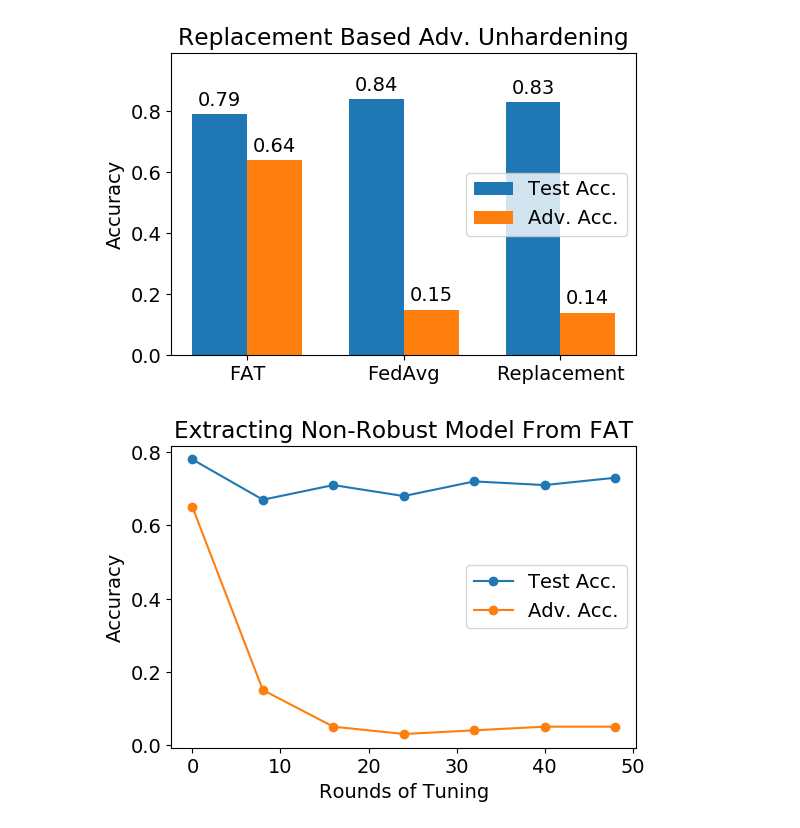
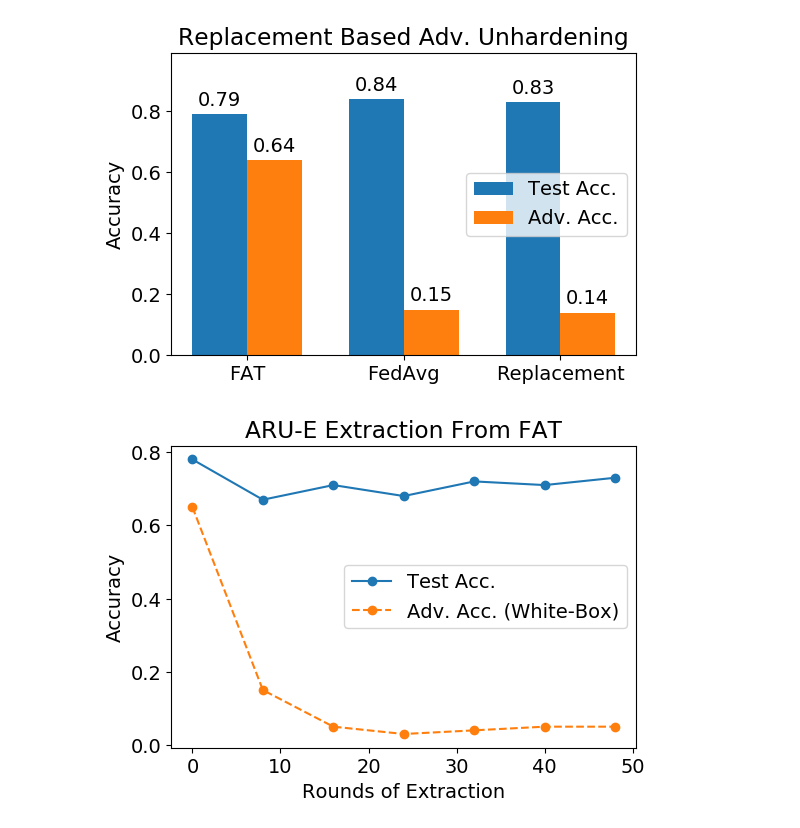
Before and after one commit to tj-kim/DistMEC, a Jupyter notebook: experiments/23_06_21 Exp9 Federated Learning.ipynb, the cells around one changed output. Cells and saved outputs as stored; diff of their text form; code cells hidden in the pictures.

```diff
--- a/experiments/23_06_21 Exp9 Federated Learning.ipynb
+++ b/experiments/23_06_21 Exp9 Federated Learning.ipynb
@@ -345,31 +333,32 @@ plt.show()
 [figure]
 # %%
 import matplotlib.pyplot as plt
+import matplotlib
 
 # Data for the lines
 x = [0, 8, 16, 24, 32, 40, 48]
 y1 = [0.78, 0.67, 0.71, 0.68, 0.72, 0.71, 0.73]
 y2 = [0.65, 0.15, 0.05, 0.03, 0.04, 0.05, 0.05]
 
 # Create the figure and axes
 fig, ax = plt.subplots(figsize=(6, 4), dpi=100)
 
 # Plot the lines
 ax.plot(x, y1, label='Test Acc.', marker = 'o')
-ax.plot(x, y2, label='Adv. Acc.', marker = 'o')
+ax.plot(x, y2, label='Adv. Acc. (White-Box)', marker = 'o', linestyle = '--')
 
 font = {'family' : 'normal',
         'weight' : 'normal',
         'size'   : 14}
 
 matplotlib.rc('font', **font)
 
 # Add some text for labels, title, and legend
-ax.set_xlabel('Rounds of Tuning')
+ax.set_xlabel('Rounds of Extraction')
 ax.set_ylabel('Accuracy')
-ax.set_title('Extracting Non-Robust Model From FAT')
+ax.set_title('ARU-E Extraction From FAT')
 ax.legend()
 
 plt.show()
 # %% [output]
-[figure, old version]
+[figure, new version]
```
Also changed, not shown: parts of 2 cells of this notebook, 1 other file.
